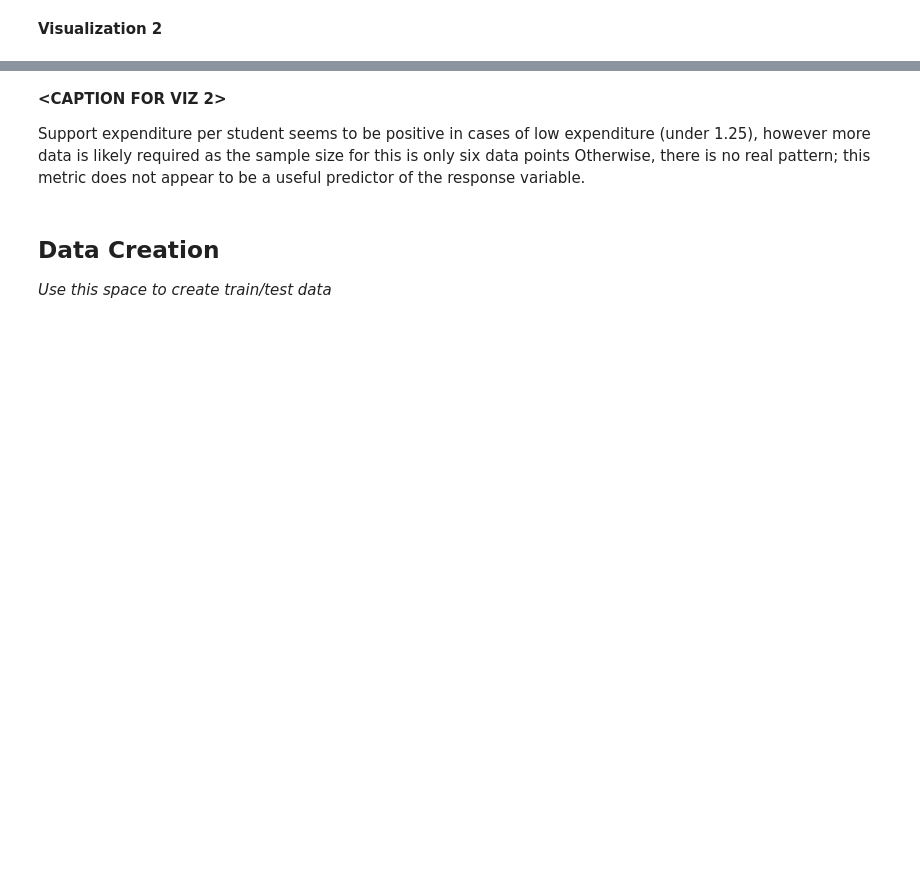
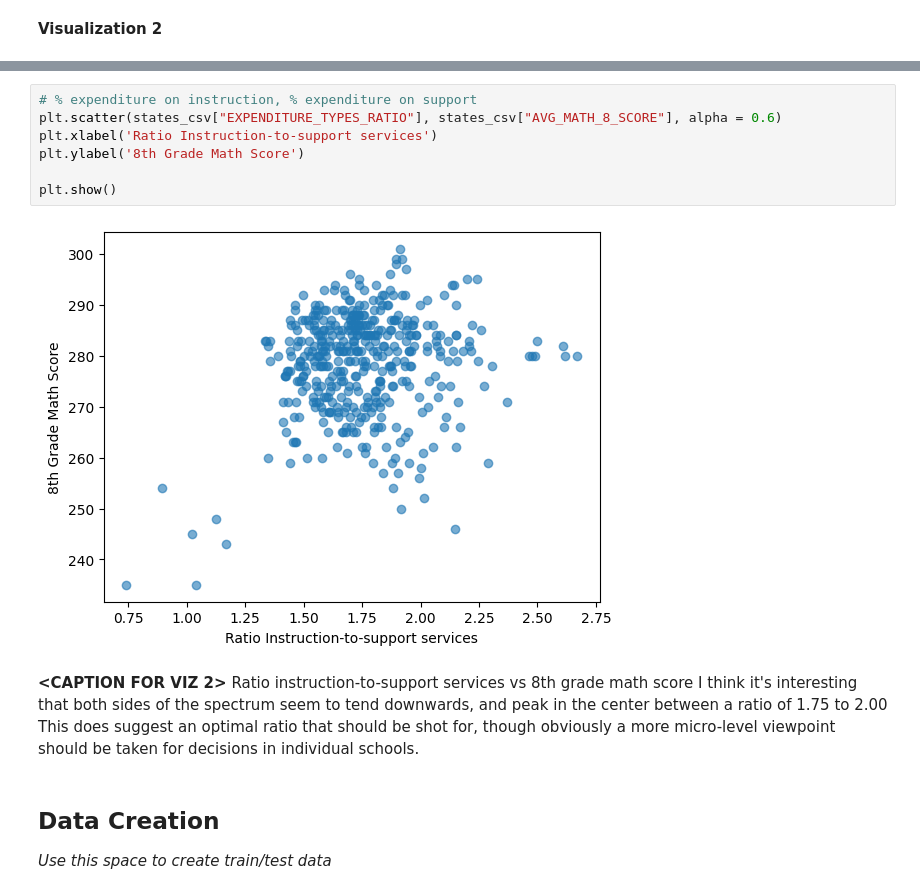
Before and after one commit to zayduzzaman/MDST_Onboarding, a Jupyter notebook: tutorial1/checkpoint1.ipynb, the cells around one changed output, grey strips where cells are left out. Saved outputs shown, nothing was run; the diff lists cells and outputs as text; blank space fills up the shorter version.

```diff
--- a/tutorial1/checkpoint1.ipynb
+++ b/tutorial1/checkpoint1.ipynb
@@ -266,8 +268,18 @@ Total expenditure per student vs average 8th grade math score
-# %% [markdown]
-**<CAPTION FOR VIZ 2>**
-
- Support expenditure per student seems to be positive in cases of low expenditure (under 1.25), however more data is likely required as the sample size for this is only six data points
- Otherwise, there is no real pattern; this metric does not appear to be a useful predictor of the response variable.
+# %%
+# % expenditure on instruction, % expenditure on support
+plt.scatter(states_csv["EXPENDITURE_TYPES_RATIO"], states_csv["AVG_MATH_8_SCORE"], alpha = 0.6)
+plt.xlabel('Ratio Instruction-to-support services')
+plt.ylabel('8th Grade Math Score')
+
+plt.show()
+# %% [output]
+[figure, added]
+# %% [markdown]
+**<CAPTION FOR VIZ 2>**
+ Ratio instruction-to-support services vs 8th grade math score
+ I think it's interesting that both sides of the spectrum seem to tend downwards, and peak in the center between a ratio of 1.75 to 2.00
+ This does suggest an optimal ratio that should be shot for, though obviously a more micro-level viewpoint should be taken
+ for decisions in individual schools.
 # %% [markdown]
 <h2> Data Creation </h2>
 
```
Also changed, not shown: parts of 13 cells of this notebook.
